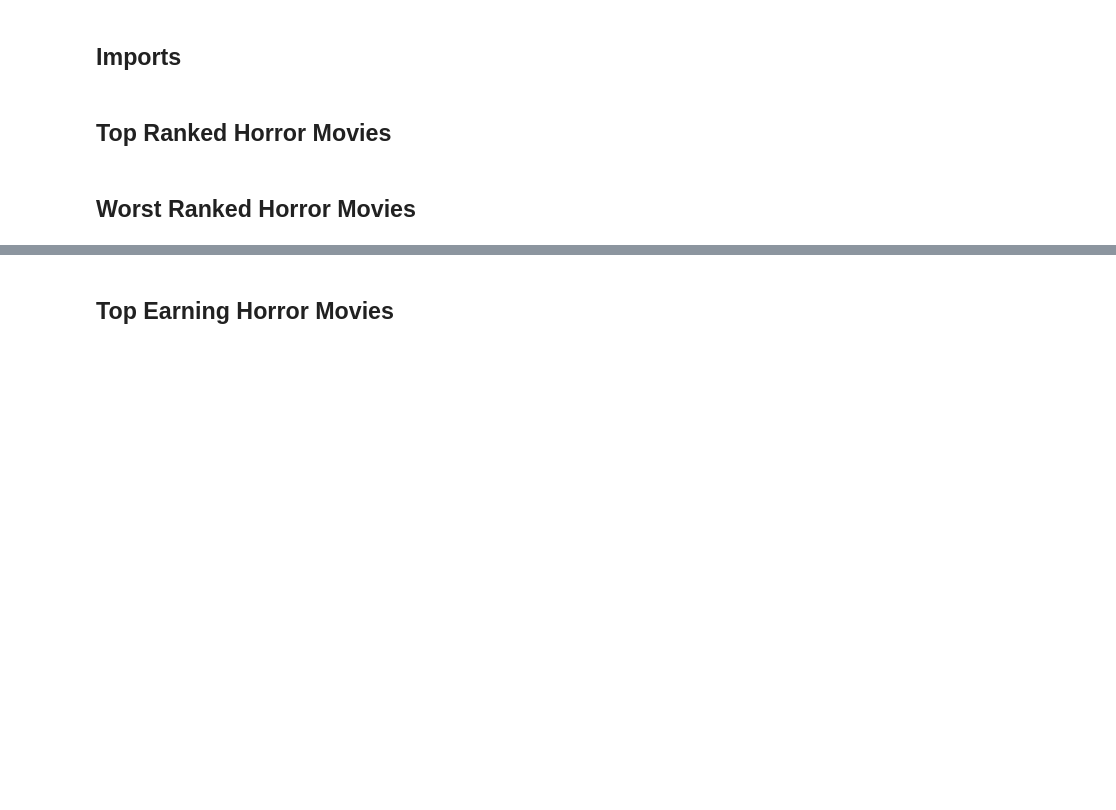
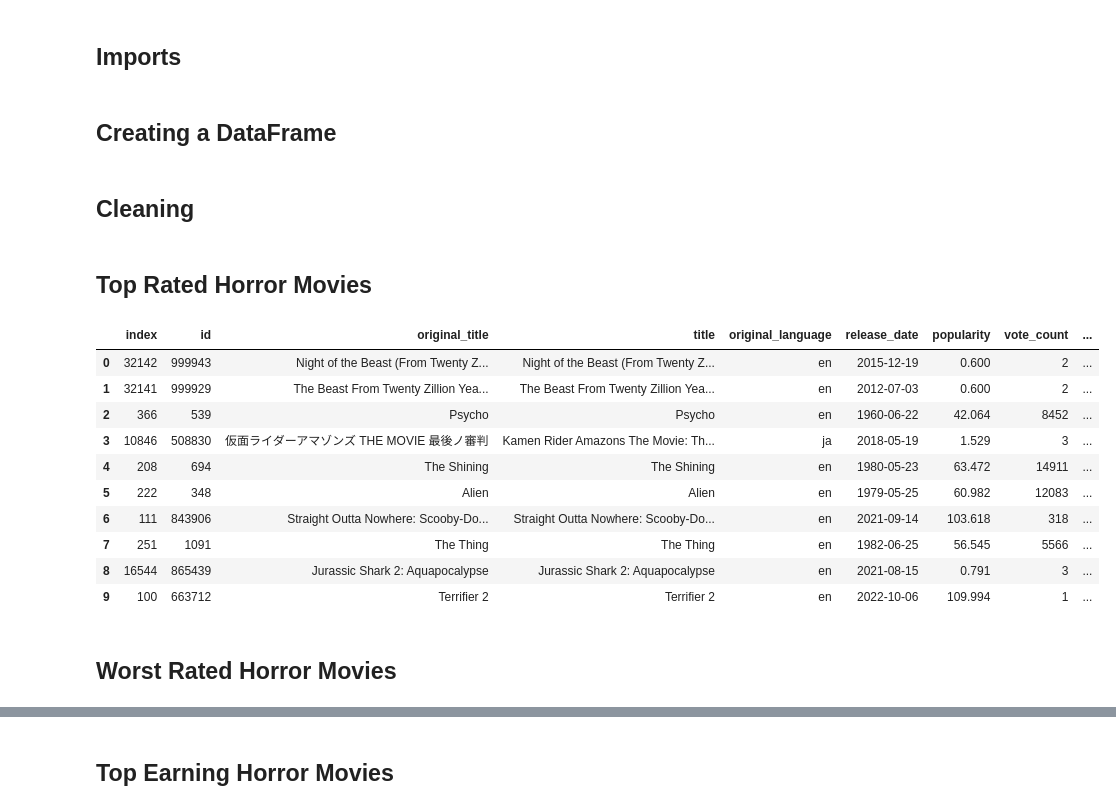
Before and after one commit to ashley-skidmore/horror_movie_playground, a Jupyter notebook: notebooks/more_horror_fun.ipynb, the cells around one changed output, grey strips where cells are left out. Saved outputs shown, nothing was run; the diff lists cells and outputs as text; code cells hidden in the pictures; blank space fills up the shorter version.

```diff
--- a/notebooks/more_horror_fun.ipynb
+++ b/notebooks/more_horror_fun.ipynb
@@ -5,3 +5,5 @@
 # %%
 import pandas as pd
 import matplotlib.pyplot as plt
+# %% [markdown]
+## Creating a DataFrame
@@ -7,0 +14,2 @@ import matplotlib.pyplot as plt
+# %% [markdown]
+## Cleaning
@@ -8,4 +24,20 @@ import matplotlib.pyplot as plt
 # %% [markdown]
-## Top Ranked Horror Movies
+## Top Rated Horror Movies
+# %%
+#In the words of Anakin Skywalker, "Here's where the fun begins."
+
+horror_movies.sort_values(by='vote_average', ascending=False).reset_index().head(10) #sorts high to low by vote_average column, resets index, displays first 10 results
+# %% [output]
+|  | index | id | original_title | title | original_language | release_date | popularity | vote_count | ... |
+| 0 | 32142 | 999943 | Night of the Beast (From Twenty Z... | Night of the Beast (From Twenty Z... | en | 2015-12-19 | 0.600 | 2 | ... |
+| 1 | 32141 | 999929 | The Beast From Twenty Zillion Yea... | The Beast From Twenty Zillion Yea... | en | 2012-07-03 | 0.600 | 2 | ... |
+| 2 | 366 | 539 | Psycho | Psycho | en | 1960-06-22 | 42.064 | 8452 | ... |
+| 3 | 10846 | 508830 | 仮面ライダーアマゾンズ THE MOVIE 最後ノ審判 | Kamen Rider Amazons The Movie: Th... | ja | 2018-05-19 | 1.529 | 3 | ... |
+| 4 | 208 | 694 | The Shining | The Shining | en | 1980-05-23 | 63.472 | 14911 | ... |
+| 5 | 222 | 348 | Alien | Alien | en | 1979-05-25 | 60.982 | 12083 | ... |
+| 6 | 111 | 843906 | Straight Outta Nowhere: Scooby-Do... | Straight Outta Nowhere: Scooby-Do... | en | 2021-09-14 | 103.618 | 318 | ... |
+| 7 | 251 | 1091 | The Thing | The Thing | en | 1982-06-25 | 56.545 | 5566 | ... |
+| 8 | 16544 | 865439 | Jurassic Shark 2: Aquapocalypse | Jurassic Shark 2: Aquapocalypse | en | 2021-08-15 | 0.791 | 3 | ... |
+| 9 | 100 | 663712 | Terrifier 2 | Terrifier 2 | en | 2022-10-06 | 109.994 | 1 | ... |
 # %% [markdown]
-## Worst Ranked Horror Movies
+## Worst Rated Horror Movies
```
Also changed, not shown: parts of 9 cells of this notebook.
